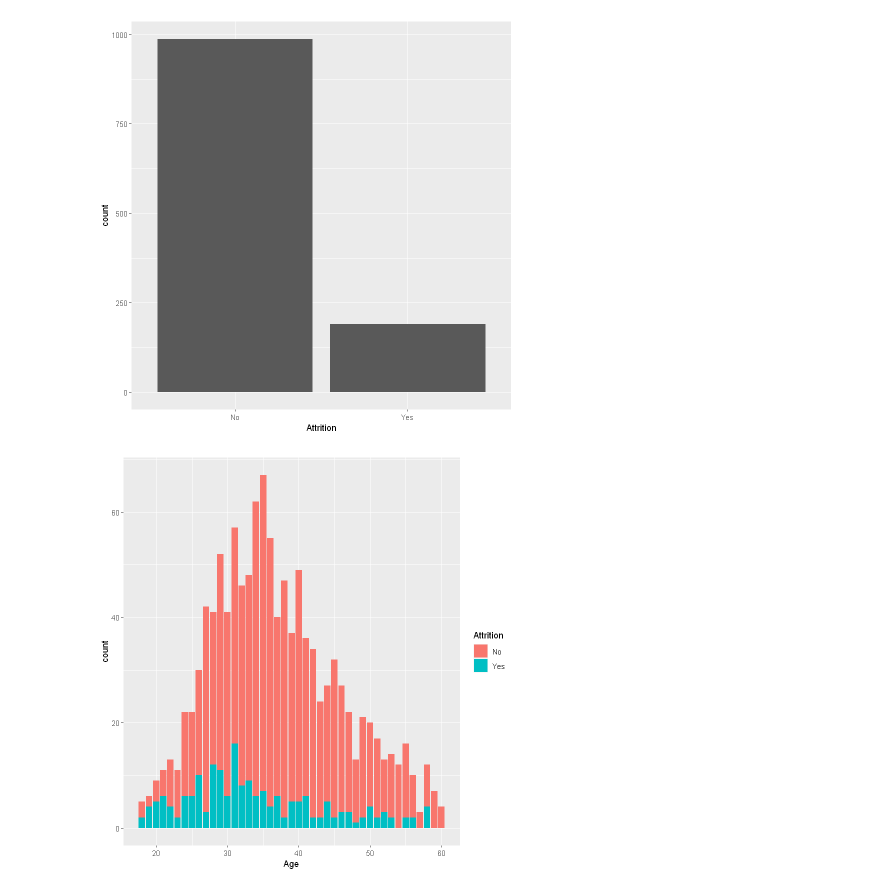
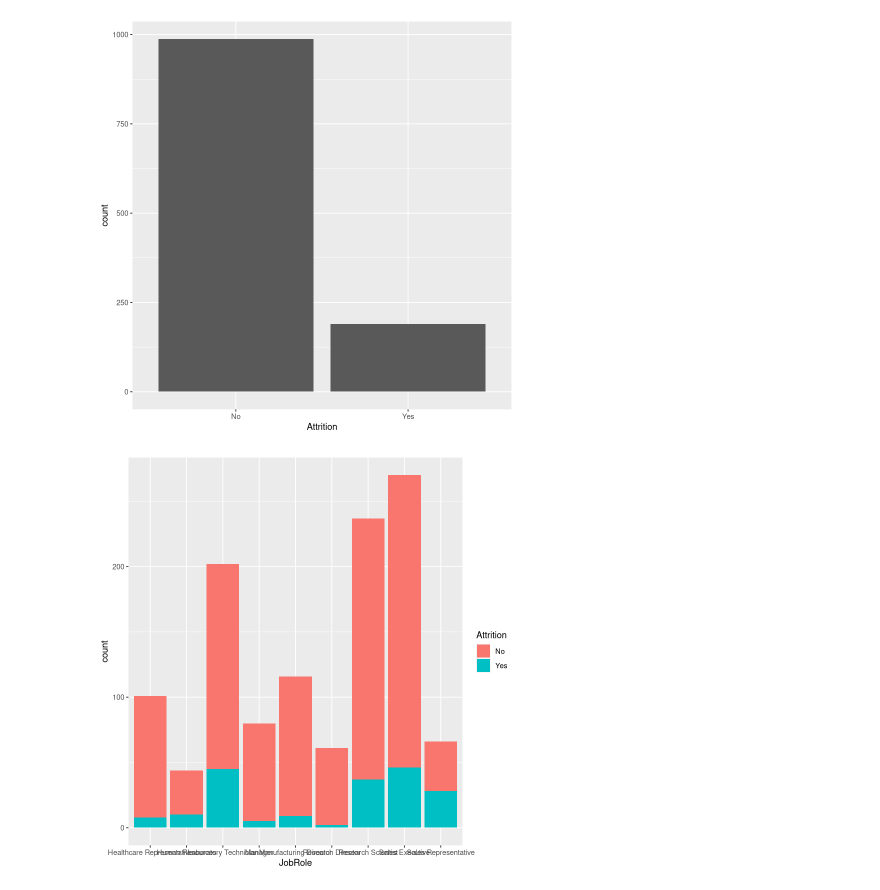
Before and after one commit to cchuang1024/nccu-data-mining, a Jupyter notebook: HW2_R.ipynb, the cells around one changed output. Cells and saved outputs as stored; diff of their text form; code cells hidden in the pictures.

```diff
--- a/HW2_R.ipynb
+++ b/HW2_R.ipynb
@@ -14,4 +3,4 @@ x dplyr::lag()    masks stats::lag()
 # %%
-df <- read.csv('./hw2/training.csv', sep = ',')
-head(df)
+orig <- read.csv('./hw2/training.csv', sep = ',')
+head(orig, n=3)
 # %% [output]
@@ -73,7 +68,7 @@ df <- set_col_to_integer(df, 'Age')
 # %%
-ggplot(df, aes(x = Age, fill = Attrition)) + geom_bar()
+ggplot(orig, aes(x = JobRole, fill = Attrition)) + geom_bar()
 # %% [output]
-[figure, old version]
+[figure, new version]
 # %%
 build_fold_indices <- function(fold) {
   test_fold <- 1:fold
```
Also changed, not shown: parts of 21 cells of this notebook, 3 other files.
